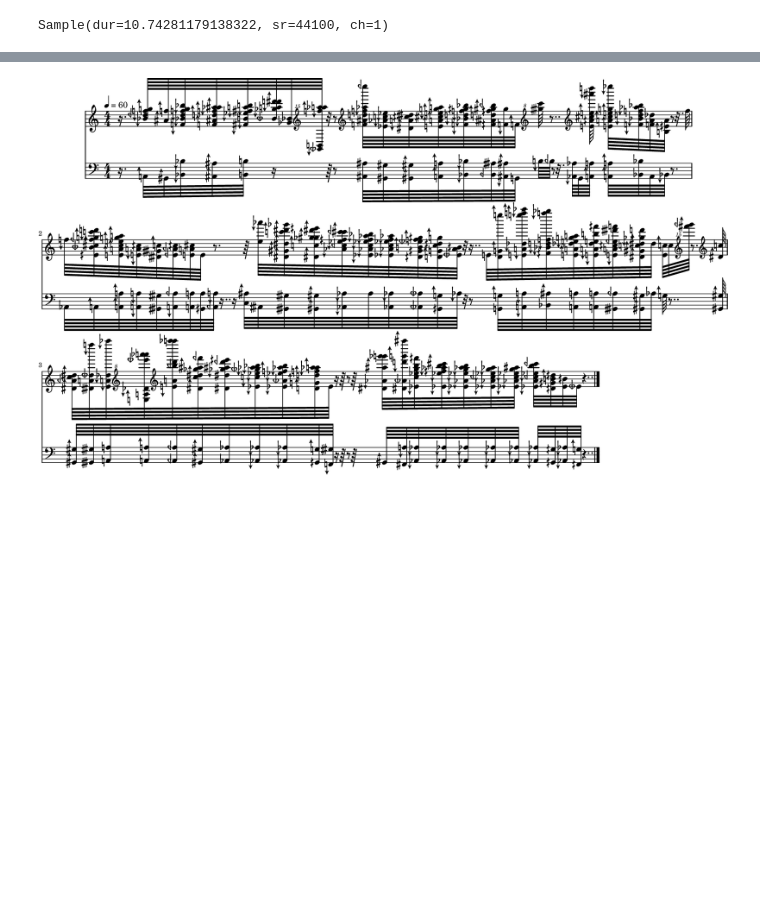
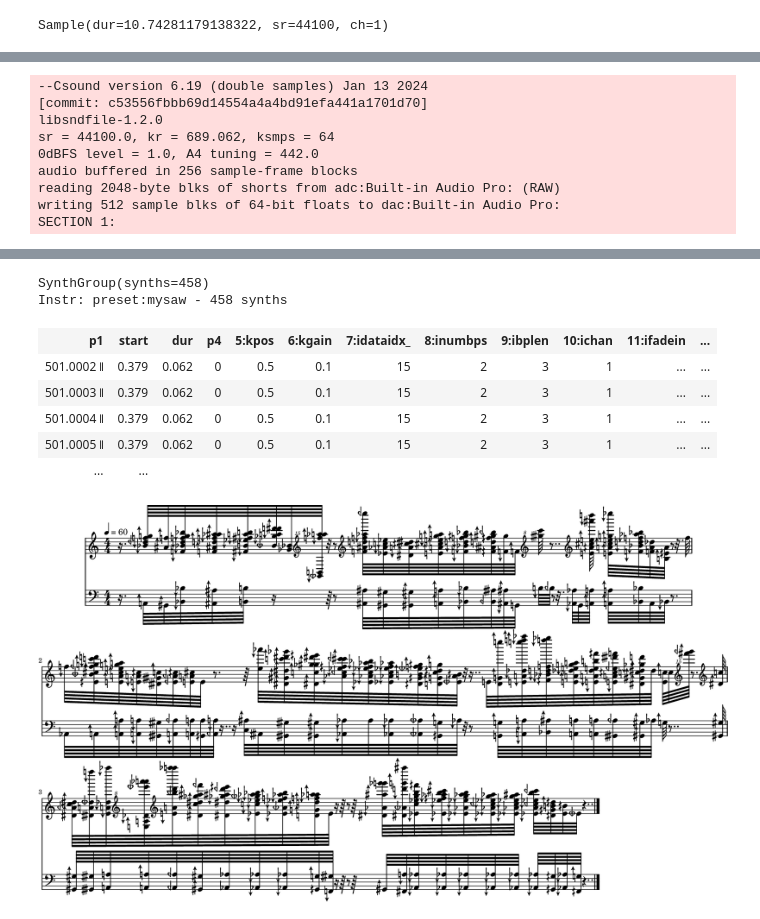
Before and after one commit to tqmbanados/maelzel, a Jupyter notebook: notebooks/clip-chords.ipynb, the cells around one changed output, grey strips where cells are left out. Saved outputs shown, nothing was run; the diff lists cells and outputs as text; code cells hidden in the pictures; blank space fills up the shorter version.

```diff
--- a/notebooks/clip-chords.ipynb
+++ b/notebooks/clip-chords.ipynb
@@ -27,0 +45,12 @@ chain = Chain(chords)
+# %%
+chain.play(instr='mysaw', gain=0.1)
+# %% [output]
+--Csound version 6.19 (double samples) Jan 13 2024
+[commit: c53556fbbb69d14554a4a4bd91efa441a1701d70]
+libsndfile-1.2.0
+sr = 44100.0, kr = 689.062, ksmps = 64
+0dBFS level = 1.0, A4 tuning = 442.0
+audio buffered in 256 sample-frame blocks
+reading 2048-byte blks of shorts from adc:Built-in Audio Pro: (RAW)
+writing 512 sample blks of 64-bit floats to dac:Built-in Audio Pro:
+SECTION 1:
@@ -28,3 +59,11 @@ chain = Chain(chords)
+SynthGroup(synths=458)
+Instr: preset:mysaw - 458 synths
+| p1 | start | dur | p4 | 5:kpos | 6:kgain | 7:idataidx_ | 8:inumbps | 9:ibplen | 10:ichan | 11:ifadein | ... |
+| 501.0002 𝍪 | 0.379 | 0.062 | 0 | 0.5 | 0.1 | 15 | 2 | 3 | 1 | ... | ... |
+| 501.0003 𝍪 | 0.379 | 0.062 | 0 | 0.5 | 0.1 | 15 | 2 | 3 | 1 | ... | ... |
+| 501.0004 𝍪 | 0.379 | 0.062 | 0 | 0.5 | 0.1 | 15 | 2 | 3 | 1 | ... | ... |
+| 501.0005 𝍪 | 0.379 | 0.062 | 0 | 0.5 | 0.1 | 15 | 2 | 3 | 1 | ... | ... |
+| ... | ... |
 # %%
 chain.show()
 # %% [output]
```
Also changed, not shown: parts of 4 cells of this notebook, 5 other files.
